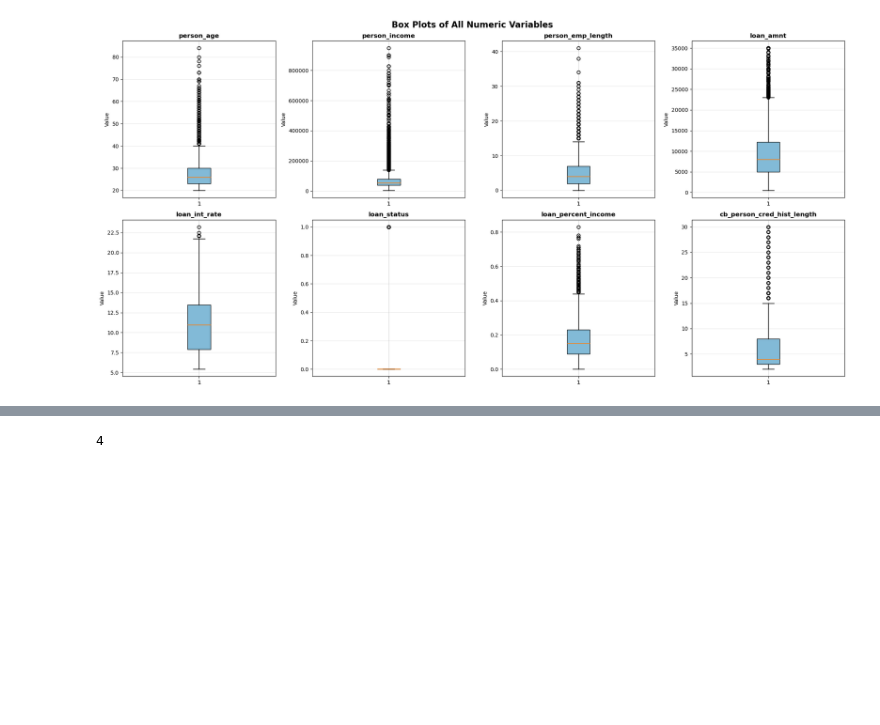
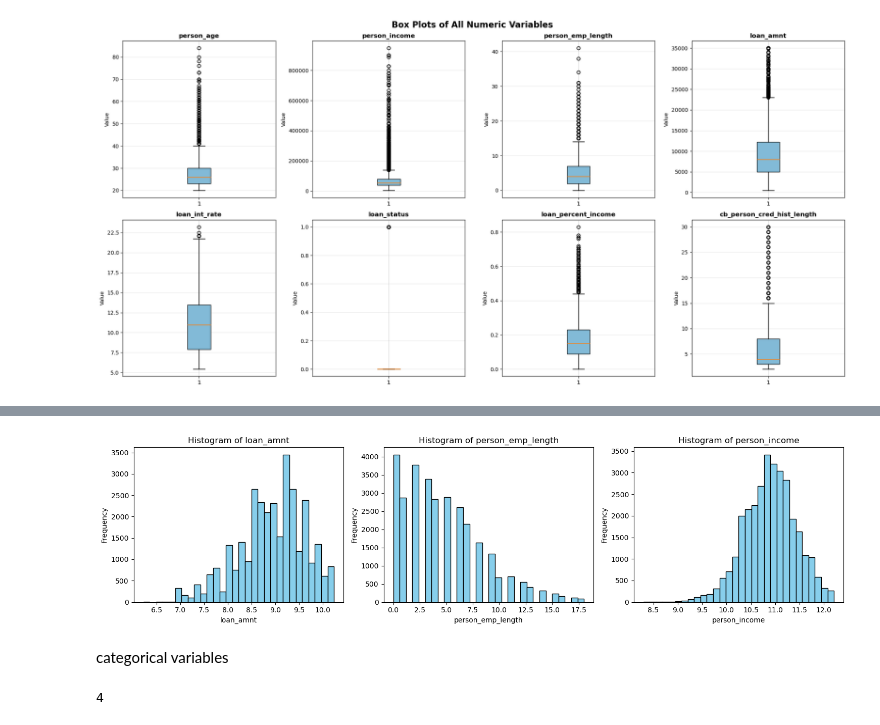
Before and after one commit to Notplays/Credit-Risk, a Jupyter notebook: EDA.ipynb, the cells around one changed output, grey strips where cells are left out. Drawn from its saved outputs; the diff is of its cells as text; code cells hidden in the pictures; blank space fills up the shorter version.

```diff
--- a/EDA.ipynb
+++ b/EDA.ipynb
@@ -269,3 +205,32 @@ dtype: int64
+# %%
+mask = (
+    (data['loan_amnt'] > 28000) |
+    (data['person_income'] > 200000) |
+    (data['person_emp_length'] > 18)
+)
+data=data[~mask]
+# %%
+data['loan_amnt']=np.log(data['loan_amnt'])
+data['person_income']=np.log(data['person_income'])
+# %%
+lt = ['loan_amnt', 'person_emp_length', 'person_income']
+
+# Set up the plot
+plt.figure(figsize=(15, 4))
+
+for i, col in enumerate(lt):
+    plt.subplot(1, 3, i + 1)
+    plt.hist(data[col], bins=30, color='skyblue', edgecolor='black')
+    plt.title(f'Histogram of {col}')
+    plt.xlabel(col)
+    plt.ylabel('Frequency')
+
+plt.tight_layout()
+plt.show()
+# %% [output]
+[figure, added]
+# %% [markdown]
+categorical variables
 # %%
 # Get categorical columns
 categorical_columns = data.select_dtypes(include=['object']).columns.tolist()
```
Also changed, not shown: parts of 25 cells of this notebook.
